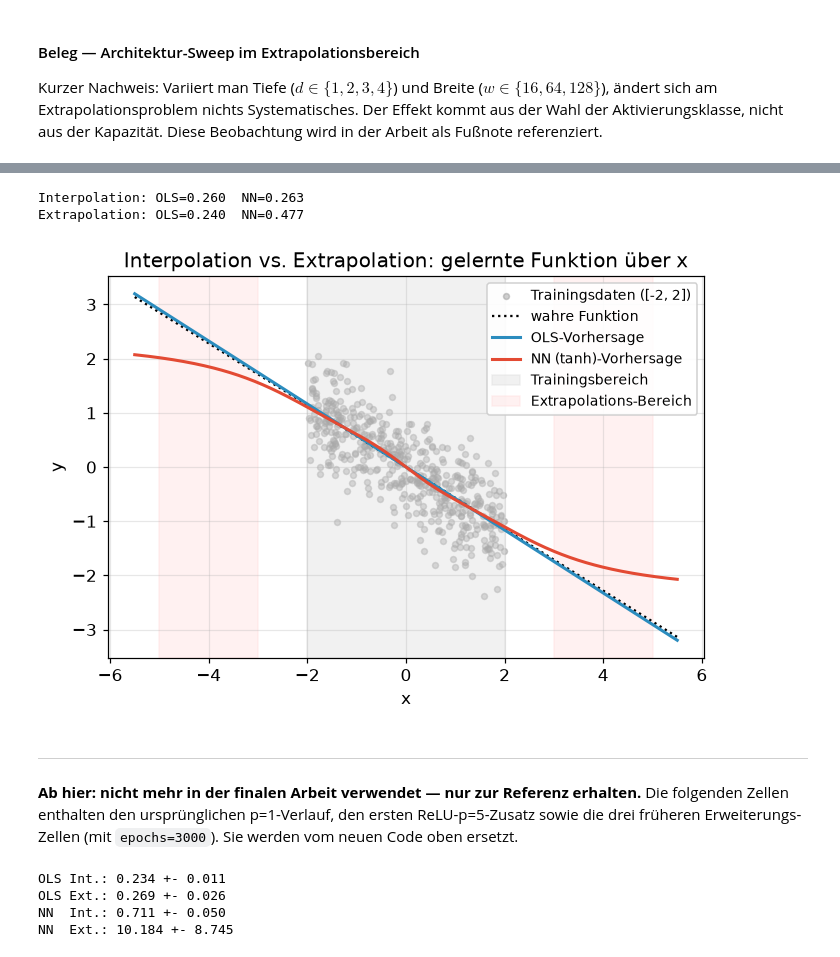
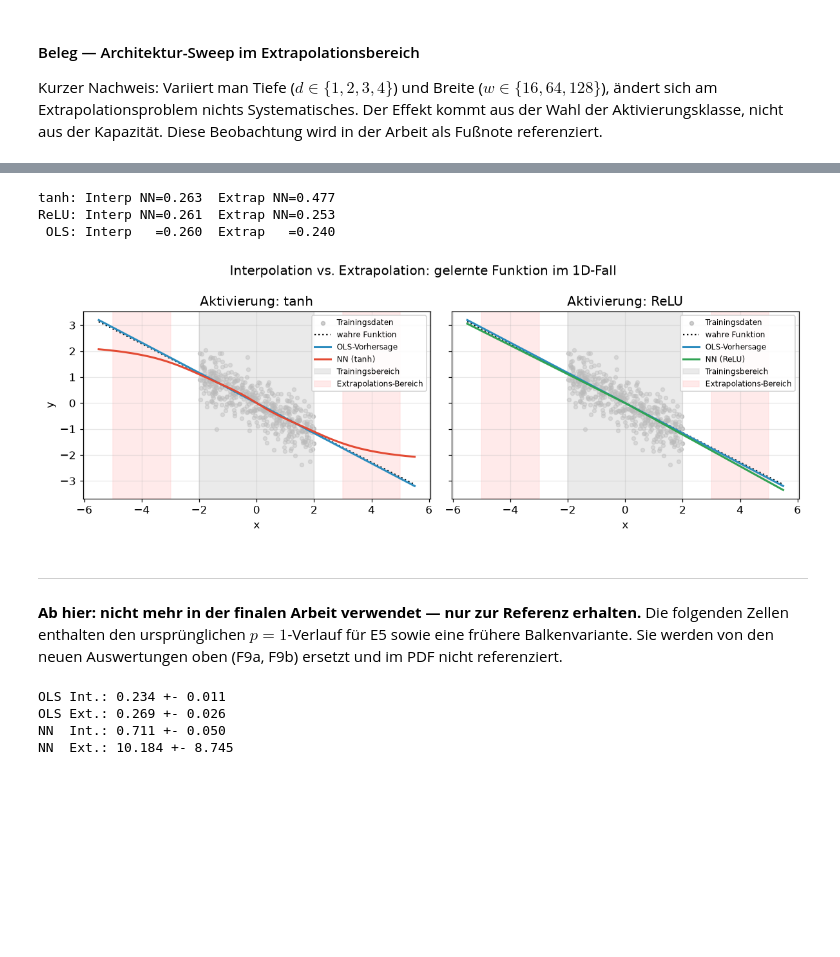
Before and after one commit to 30Samuel03/Approximation-linearer-Modelle-durch-neuronale-Netze, a Jupyter notebook: notebook.ipynb, the cells around one changed output, grey strips where cells are left out. Cells and saved outputs as stored; diff of their text form; code cells hidden in the pictures; blank space fills up the shorter version.

Commit message:
Finale Version der Seminararbeit

```diff
--- a/notebook.ipynb
+++ b/notebook.ipynb
@@ -971,5 +1043,5 @@ depth width |        tanh Ext |        ReLU Ext
 # %%
-# Training in [-2, 2], 1D Regressor
+# Training in [-2, 2], 1D Regressor; zwei Netze mit tanh und ReLU
 X5_tr, y5_tr, beta5 = generate_data(n=500, p=1, sigma=0.5, x_low=-2.0, x_high=2.0, seed=SEED)
 # Interpolation-Testset: neue X-Werte, aber gleiches wahres beta
 rng_int = np.random.default_rng(SEED)
@@ -983,42 +1055,57 @@ X5_ext = np.vstack([X5_ext_left, X5_ext_right])
 y5_ext = X5_ext @ beta5 + rng_ext.normal(0, 0.5, size=X5_ext.shape[0])
 
 b_ols_5 = fit_ols(X5_tr, y5_tr)
-m5, _ = train_ffn(X5_tr, y5_tr, depth=2, width=64, activation='tanh',
-                  optimizer='adam', lr=1e-2, epochs=2000)
+m5_tanh, _ = train_ffn(X5_tr, y5_tr, depth=2, width=64, activation='tanh',
+                       optimizer='adam', lr=1e-2, epochs=2000)
+m5_relu, _ = train_ffn(X5_tr, y5_tr, depth=2, width=64, activation='relu',
+                       optimizer='adam', lr=1e-2, epochs=2000)
+# Kompatibilitaet mit alten Zellen:
+m5 = m5_tanh
 
+for name, m in [('tanh', m5_tanh), ('ReLU', m5_relu)]:
+    mse_int_nn = mse(y5_int, predict(m, X5_int))
+    mse_ext_nn = mse(y5_ext, predict(m, X5_ext))
+    print(f'{name:>4s}: Interp NN={mse_int_nn:.3f}  Extrap NN={mse_ext_nn:.3f}')
 mse_int_ols = mse(y5_int, X5_int @ b_ols_5)
 mse_ext_ols = mse(y5_ext, X5_ext @ b_ols_5)
-mse_int_nn  = mse(y5_int, predict(m5, X5_int))
-mse_ext_nn  = mse(y5_ext, predict(m5, X5_ext))
-print(f'Interpolation: OLS={mse_int_ols:.3f}  NN={mse_int_nn:.3f}')
-print(f'Extrapolation: OLS={mse_ext_ols:.3f}  NN={mse_ext_nn:.3f}')
+print(f' OLS: Interp   ={mse_int_ols:.3f}  Extrap   ={mse_ext_ols:.3f}')
 # %% [output]
-Interpolation: OLS=0.260  NN=0.263
-Extrapolation: OLS=0.240  NN=0.477
+tanh: Interp NN=0.263  Extrap NN=0.477
+ReLU: Interp NN=0.261  Extrap NN=0.253
+ OLS: Interp   =0.260  Extrap   =0.240
 # %%
-#F8: Funktion über X visualisieren
+# F8: 2-Panel im 1D-Fall (tanh links, ReLU rechts) auf identischen Trainingsdaten
 x_grid = np.linspace(-5.5, 5.5, 400).reshape(-1, 1)
 y_true_grid = x_grid @ beta5
 y_ols_grid  = x_grid @ b_ols_5
-y_nn_grid   = predict(m5, x_grid)
-fig, ax = plt.subplots()
-ax.scatter(X5_tr, y5_tr, alpha=0.4, s=15, color='#888', label='Trainingsdaten ([-2, 2])')
-ax.plot(x_grid, y_true_grid, color='black', linestyle=':', label='wahre Funktion')
-ax.plot(x_grid, y_ols_grid,  color='#2b8cbe', linewidth=2, label='OLS-Vorhersage')
-ax.plot(x_grid, y_nn_grid,   color='#e34a33', linewidth=2, label='NN (tanh)-Vorhersage')
-ax.axvspan(-2, 2, color='#ddd', alpha=0.4, label='Trainingsbereich')
-ax.axvspan(-5, -3, color='#fdd', alpha=0.4)
-ax.axvspan( 3,  5, color='#fdd', alpha=0.4, label='Extrapolations-Bereich')
-ax.set_xlabel('x')
-ax.set_ylabel('y')
-ax.set_title('Interpolation vs. Extrapolation: gelernte Funktion über x')
-ax.legend(loc='upper right', fontsize=9)
+
+fig, axes = plt.subplots(1, 2, figsize=(11, 4), sharex=True, sharey=True)
+
+for ax, (act_label, m, nn_color) in zip(
+        axes,
+        [('tanh', m5_tanh, '#e34a33'),
+         ('ReLU', m5_relu, '#31a354')]):
+    y_nn_grid = predict(m, x_grid)
+    ax.scatter(X5_tr, y5_tr, alpha=0.4, s=15, color='#888', label='Trainingsdaten')
+    ax.plot(x_grid, y_true_grid, color='black', linestyle=':', label='wahre Funktion')
+    ax.plot(x_grid, y_ols_grid,  color='#2b8cbe', linewidth=2, label='OLS-Vorhersage')
+    ax.plot(x_grid, y_nn_grid,   color=nn_color, linewidth=2, label=f'NN ({act_label})')
+    ax.axvspan(-2, 2, color='#ddd', alpha=0.6, label='Trainingsbereich')
+    ax.axvspan(-5, -3, color='#fdd', alpha=0.6)
+    ax.axvspan( 3,  5, color='#fdd', alpha=0.6, label='Extrapolations-Bereich')
+    ax.set_xlabel('x')
+    ax.set_title(f'Aktivierung: {act_label}')
+    ax.legend(loc='upper right', fontsize=8)
+
+axes[0].set_ylabel('y')
+fig.suptitle('Interpolation vs. Extrapolation: gelernte Funktion im 1D-Fall')
+plt.tight_layout()
 plt.savefig(os.path.join(FIG_DIR, 'F8_interpolation_extrapolation_funktion.pdf'))
 plt.show()
 # %% [output]
-[figure, old version]
+[figure, new version]
 # %% [markdown]
 ---
 
-**Ab hier: nicht mehr in der finalen Arbeit verwendet — nur zur Referenz erhalten.** Die folgenden Zellen enthalten den ursprünglichen p=1-Verlauf, den ersten ReLU-p=5-Zusatz sowie die drei früheren Erweiterungs-Zellen (mit `epochs=3000`). Sie werden vom neuen Code oben ersetzt.
+**Ab hier: nicht mehr in der finalen Arbeit verwendet — nur zur Referenz erhalten.** Die folgenden Zellen enthalten den ursprünglichen $p=1$-Verlauf für E5 sowie eine frühere Balkenvariante. Sie werden von den neuen Auswertungen oben (F9a, F9b) ersetzt und im PDF nicht referenziert.
 # %%
```
Also changed, not shown: parts of 58 cells of this notebook, 27 other files.
